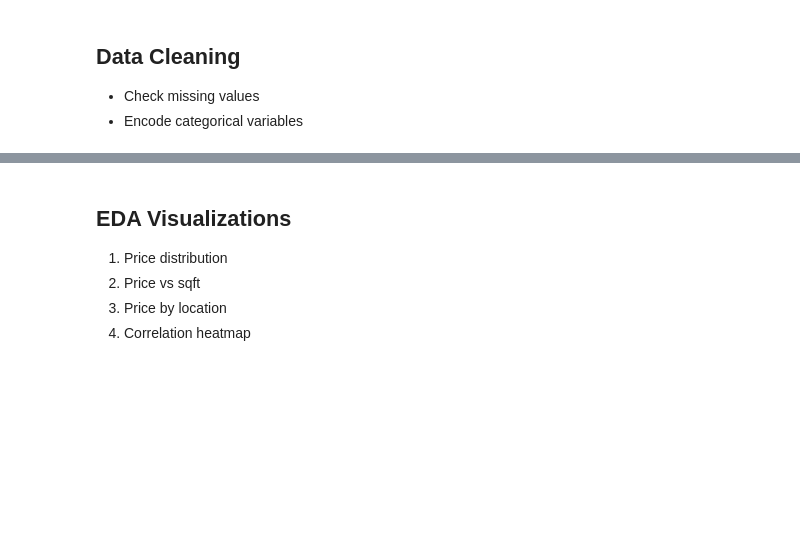
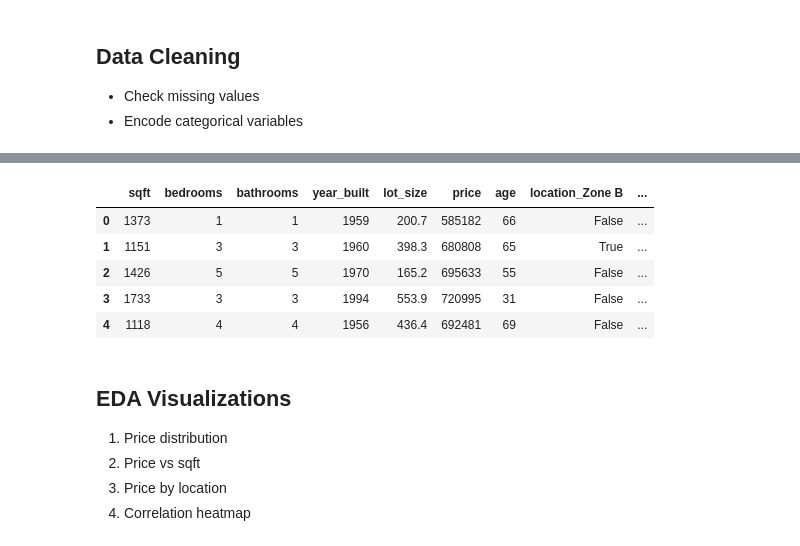
Before and after one commit to ShreyanshMishra1202/House-Price-Prediction, a Jupyter notebook: House_Price_Prediction_Shreyansh.ipynb, the cells around one changed output, grey strips where cells are left out. Cells and saved outputs as stored; diff of their text form; code cells hidden in the pictures; blank space fills up the shorter version.

```diff
--- a/House_Price_Prediction_Shreyansh.ipynb
+++ b/House_Price_Prediction_Shreyansh.ipynb
@@ -28,9 +70,15 @@ df.isnull().sum()
 # %%
-# Feature engineering
-
-df['age'] = 2025 - df['year_built']
-df = pd.get_dummies(df, columns=['location'], drop_first=True)
-df.head()
+df_model = df_raw.copy()
+df_model['age'] = 2025 - df_model['year_built']
+df_model = pd.get_dummies(df_model, columns=['location'], drop_first=True)
+df_model.head()
+# %% [output]
+|  | sqft | bedrooms | bathrooms | year_built | lot_size | price | age | location_Zone B | ... |
+| 0 | 1373 | 1 | 1 | 1959 | 200.7 | 585182 | 66 | False | ... |
+| 1 | 1151 | 3 | 3 | 1960 | 398.3 | 680808 | 65 | True | ... |
+| 2 | 1426 | 5 | 5 | 1970 | 165.2 | 695633 | 55 | False | ... |
+| 3 | 1733 | 3 | 3 | 1994 | 553.9 | 720995 | 31 | False | ... |
+| 4 | 1118 | 4 | 4 | 1956 | 436.4 | 692481 | 69 | False | ... |
 # %% [markdown]
 ## EDA Visualizations
 1. Price distribution
```
Also changed, not shown: parts of 8 cells of this notebook.
